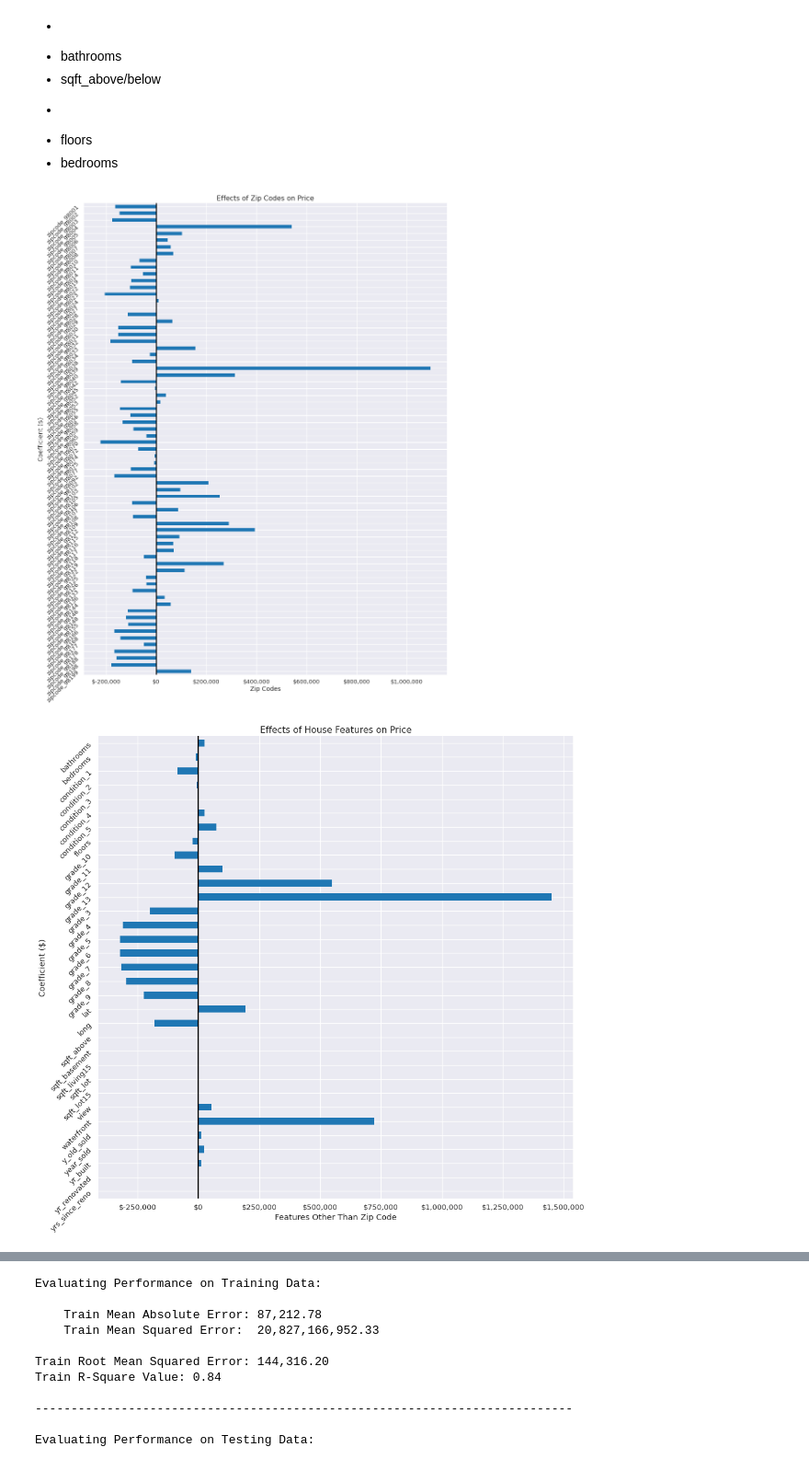
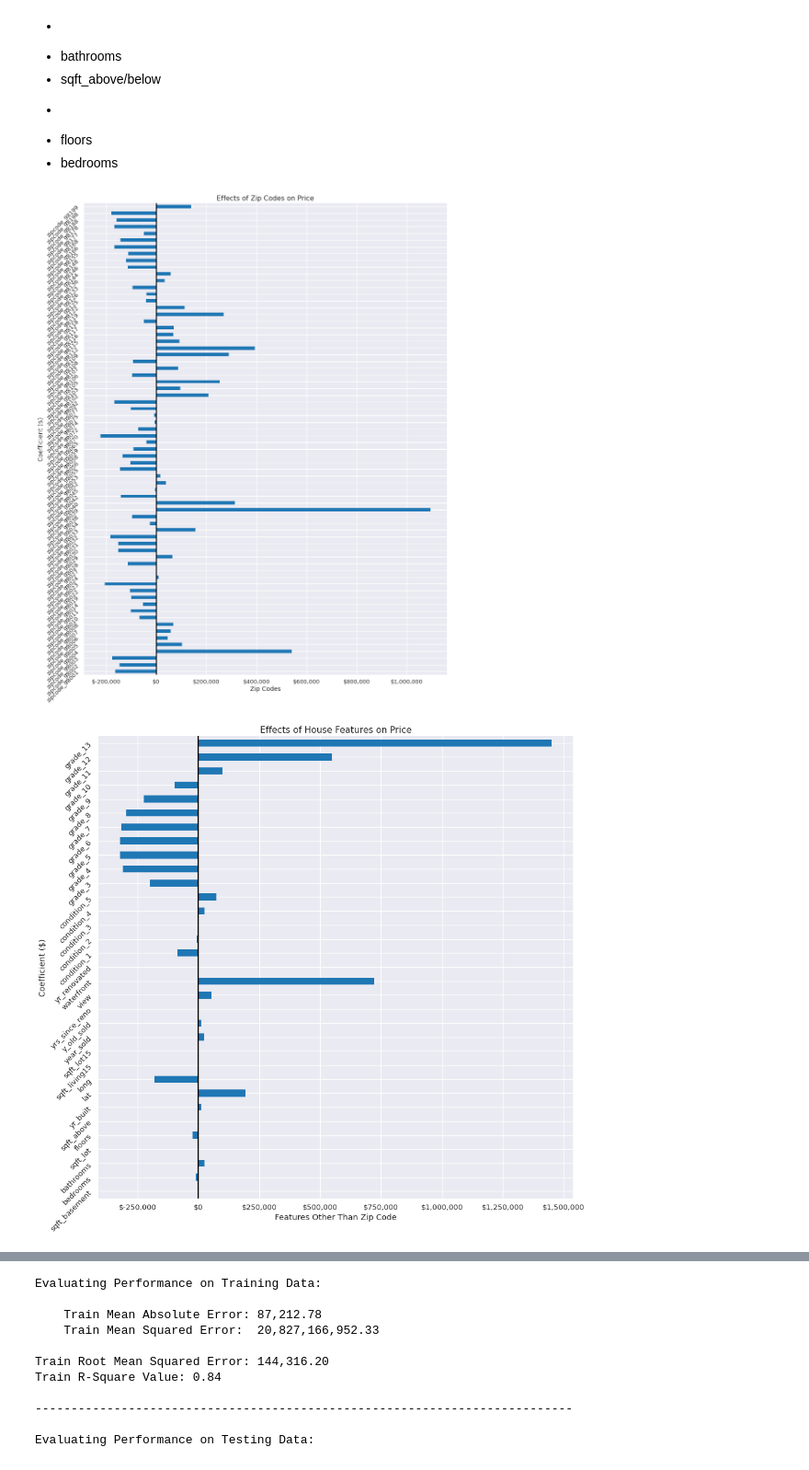
Before and after one commit to BenJMcCarty/BMC_KC_Housing_P2Project_v2, a Jupyter notebook: P2Pv2_New_Data.ipynb, the cells around one changed output, grey strips where cells are left out. Shown at 92% size. Drawn from its saved outputs; the diff is of its cells as text; code cells hidden in the pictures.

```diff
--- a/P2Pv2_New_Data.ipynb
+++ b/P2Pv2_New_Data.ipynb
@@ -1066,11 +1062,10 @@ mode_transformer = SimpleImputer(strategy='mean')
 categorical_transformer = OneHotEncoder(handle_unknown='ignore', sparse=False)
 
 ## Instantiating the ColumnTransformer and including all transformers
-preprocessor = ColumnTransformer(
-    transformers=[
+preprocessor = ColumnTransformer(transformers=[
         ('zero', zero_transformer, imp_zero_cols),
         ('mode', mode_transformer, imp_mode_cols),
-        ('cats', categorical_transformer, ohe_cols)],)
+        ('cats', categorical_transformer, ohe_cols)])
 
 preprocessor
 # %% [output]
@@ -1094,6 +1088,8 @@ ColumnTransformer(transformers=[('zero',
 # %% [markdown]
 >I create a Statsmodels version of the regression model to compare against my later SKLearn models. I use this comparison to ensure that the SKLearn pipeline below creates the same predictions for the same transformed data
 # %%
+preprocessor.fit(X_train)
+
 ## Getting feature names from OHE
 ohe_cat_names = preprocessor.named_transformers_['cats'].get_feature_names(ohe_cols)
 
@@ -1101,7 +1097,7 @@ ohe_cat_names = preprocessor.named_transformers_['cats'].get_feature_names(ohe_c
 final_cols = [*imp_zero_cols, *imp_mode_cols, *ohe_cat_names]
 
 ## Fit and transform the data via the ColumnTransformer
-X_train_tf = preprocessor.fit_transform(X_train)
+X_train_tf = preprocessor.transform(X_train)
 X_train_tf_df = pd.DataFrame(X_train_tf, columns=final_cols, index=X_train.index)
 
 ## Transforming the test set and saving
@@ -1196,6 +1192,11 @@ zipcode_cols = [x for x in model_params.index if x.startswith('zipcode')]
 
 only_zips = model_params[zipcode_cols]
 no_zips = model_params.drop(zipcode_cols)
+# %%
+## Generating list of index names for slicing
+
+zips_idx = only_zips.index
+no_zips_idx = no_zips.index
 # %%
 ## Formatting labels for visualizations
 
@@ -1285,3 +1297,5 @@ sns.residplot(x=y_test, y=residuals, lowess=True, color="g");
 # %% [markdown]
 ## 💡 Coefficients for Recommendations
+# %%
+reg_coefs = get_model_coefs(reg_pipe, final_cols)
 # %%
@@ -1313,14 +1327,14 @@ dtype: float64
 * floors
 * bedrooms
 # %%
-plot_coefs(data = reg_zips, kind = "barh", figsize=(15,20), x_label = 'Zip Codes',
+plot_coefs(data = reg_coefs[zips_idx], kind = "barh", figsize=(15,20), x_label = 'Zip Codes',
            y_label = 'Coefficient ($)', title= 'Effects of Zip Codes on Price')
 
 plt.show()
 
-plot_coefs(data = reg_no_zips, kind = "barh", figsize=(15,15), x_label = 'Features Other Than Zip Code',
+plot_coefs(data = reg_coefs[no_zips_idx], kind = "barh", figsize=(15,15), x_label = 'Features Other Than Zip Code',
            y_label = 'Coefficient ($)', title= 'Effects of House Features on Price');
 # %% [output]
-[figure, old version]
+[figure, new version]
-[figure, old version]
+[figure, new version]
 # %% [markdown]
```
Also changed, not shown: parts of 39 cells of this notebook.
